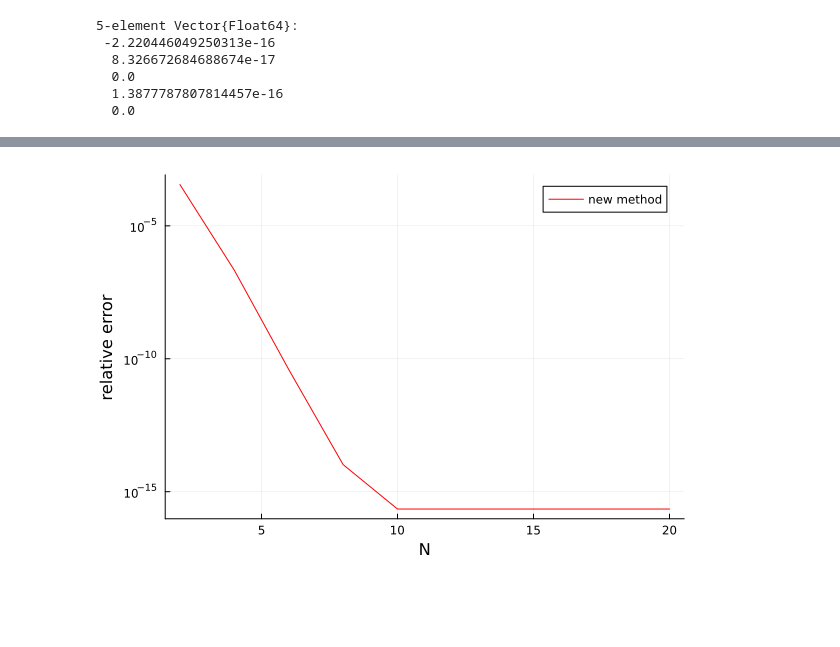
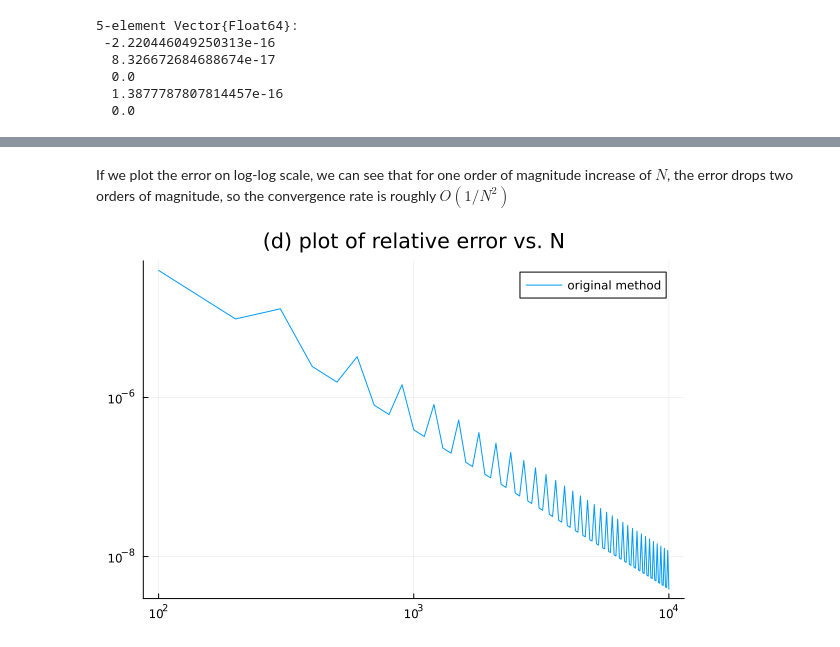
Before and after one commit to mitmath/numerical_hub, a Jupyter notebook: psets/pset3sol.ipynb, the cells around one changed output, grey strips where cells are left out. Saved outputs shown, nothing was run; the diff lists cells and outputs as text; code cells hidden in the pictures; blank space fills up the shorter version.

```diff
--- a/psets/pset3sol.ipynb
+++ b/psets/pset3sol.ipynb
@@ -264,6 +266,6 @@ We additionally plot the errors on a semilog scale, and we can see the errors qu
-# %%
-plot(N_list[1:10], err_d_new[1:10], c=:red, yscale=:log10, label="new method")
-xlabel!("N")
-ylabel!("relative error")
-# %% [output]
-[figure, removed]
+# %% [markdown]
+If we plot the error on log-log scale, we can see that for one order of magnitude increase of $N$, the error drops two orders of magnitude, so the convergence rate is roughly $O(1/N^2)$
+# %%
+plot(N_list, err_d_old, yscale=:log10,xscale=:log10,title = "(d) plot of relative error vs. N", label="original method")
+# %% [output]
+[figure, added]
```
Also changed, not shown: parts of 7 cells of this notebook.
